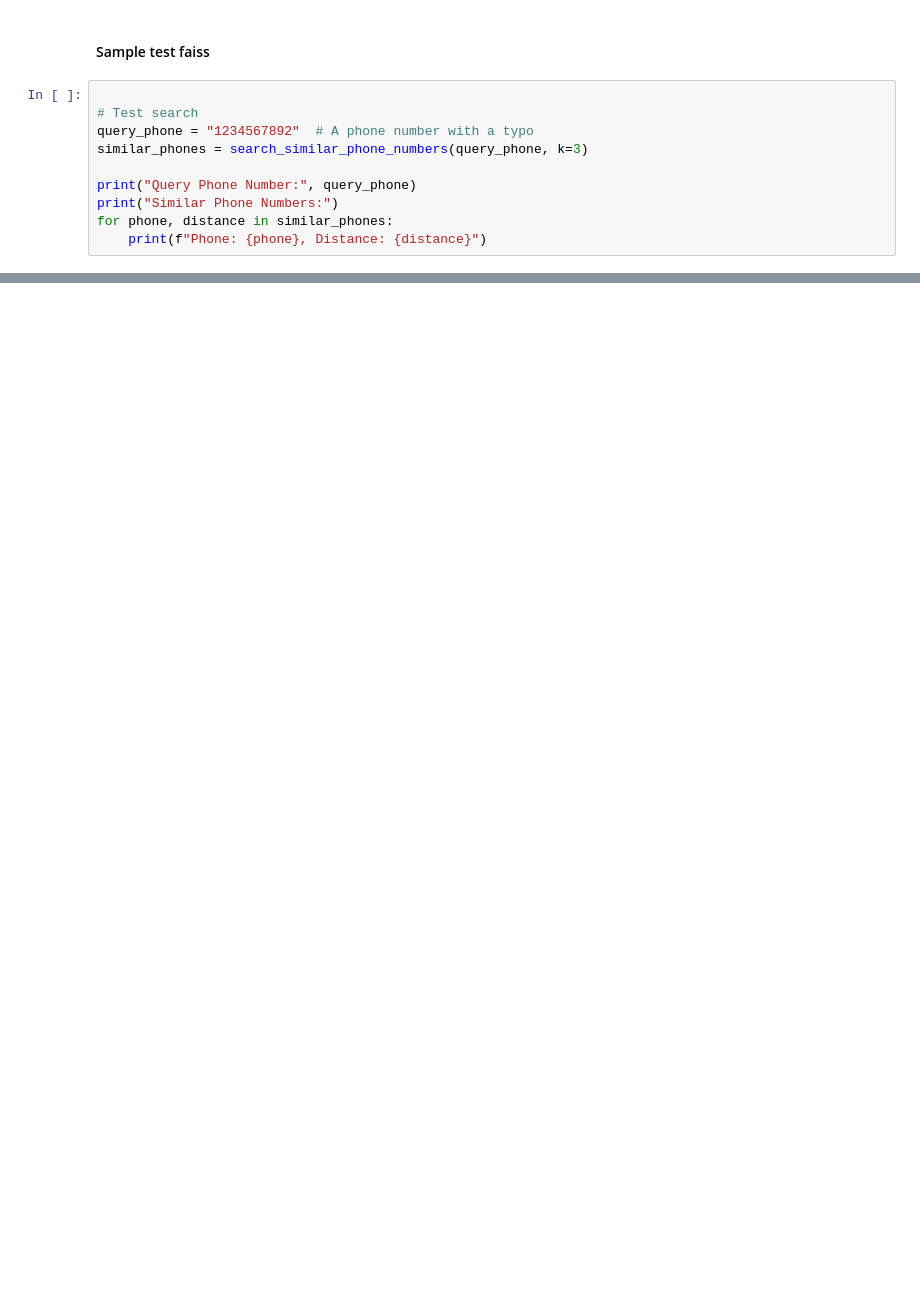
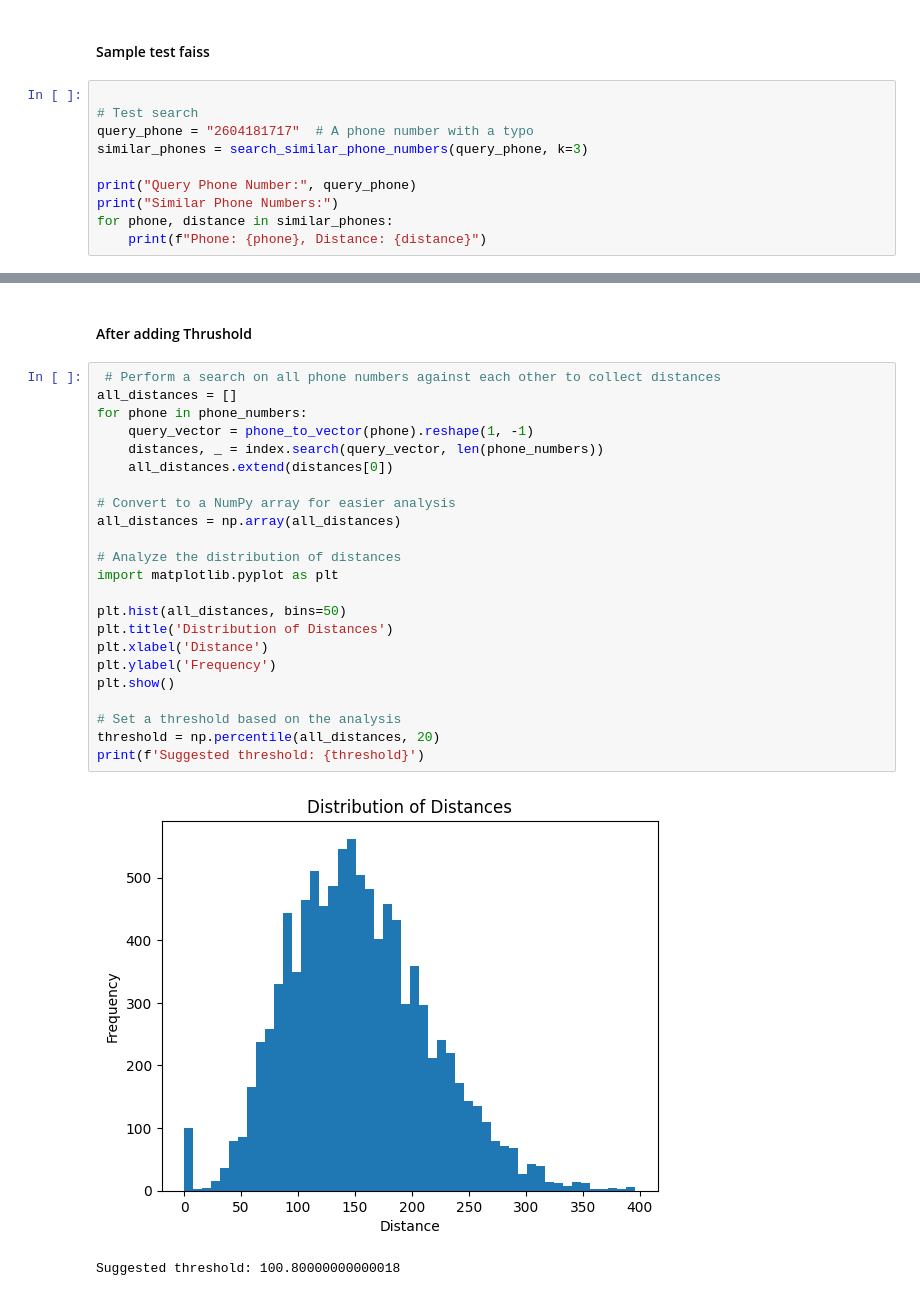
Before and after one commit to saiyarlagadda/Phone-Number-Check-NN, a Jupyter notebook: Phone_Number.ipynb, the cells around one changed output, grey strips where cells are left out. Saved outputs shown, nothing was run; the diff lists cells and outputs as text; blank space fills up the shorter version.

Commit message:
Faiss Indexing implemented

```diff
--- a/Phone_Number.ipynb
+++ b/Phone_Number.ipynb
@@ -489,7 +529,7 @@ def search_similar_phone_numbers(query_phone, k=3):
 # %%
 
 # Test search
-query_phone = "1234567892"  # A phone number with a typo
+query_phone = "2604181717"  # A phone number with a typo
 similar_phones = search_similar_phone_numbers(query_phone, k=3)
 
 print("Query Phone Number:", query_phone)
@@ -504,0 +545,28 @@ Phone: 6134394373, Distance: 78.0
+# %% [markdown]
+#### After adding Thrushold
+# %%
+ # Perform a search on all phone numbers against each other to collect distances
+all_distances = []
+for phone in phone_numbers:
+    query_vector = phone_to_vector(phone).reshape(1, -1)
+    distances, _ = index.search(query_vector, len(phone_numbers))
+    all_distances.extend(distances[0])
+
+# Convert to a NumPy array for easier analysis
+all_distances = np.array(all_distances)
+
+# Analyze the distribution of distances
+import matplotlib.pyplot as plt
+
+plt.hist(all_distances, bins=50)
+plt.title('Distribution of Distances')
+plt.xlabel('Distance')
+plt.ylabel('Frequency')
+plt.show()
+
+# Set a threshold based on the analysis
+threshold = np.percentile(all_distances, 20)
+print(f'Suggested threshold: {threshold}')
+# %% [output]
+[figure, added]
+Suggested threshold: 100.80000000000018
```
Also changed, not shown: parts of 5 cells of this notebook.
